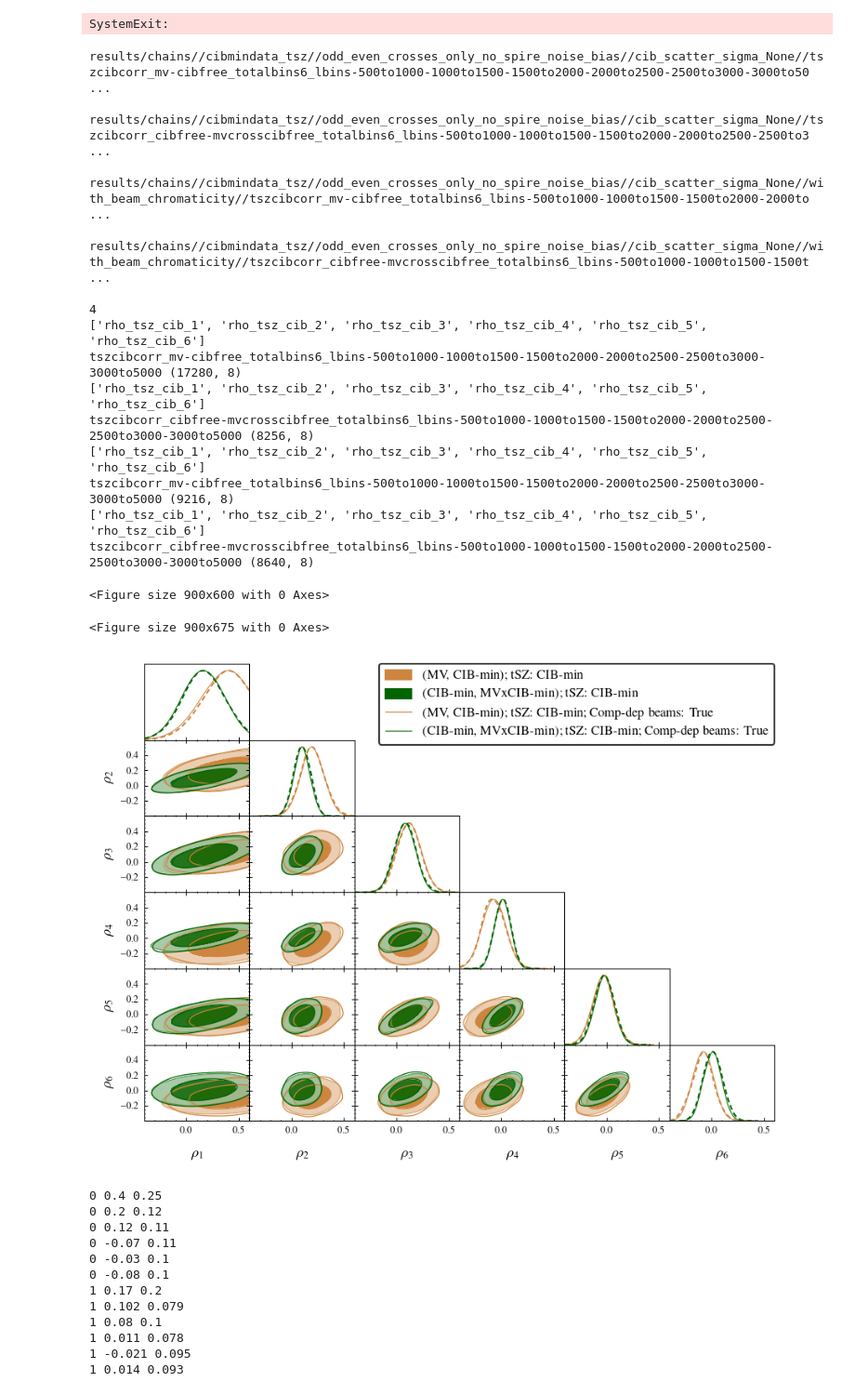
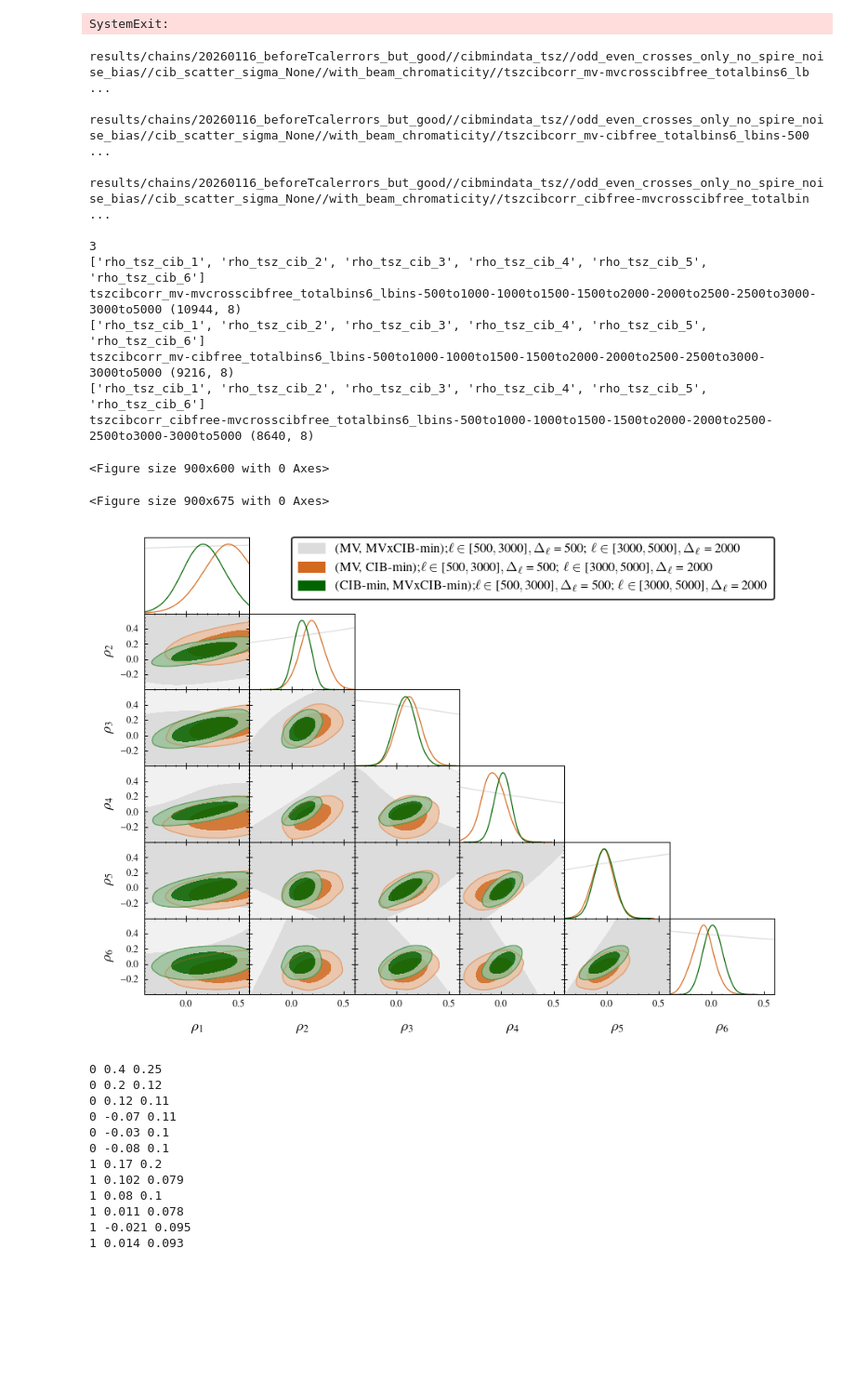
Before and after one commit to sriniraghunathan/tSZ_2pt_SPT_SPIRE, a Jupyter notebook: fit_for_tsz_cib.ipynb, the cells around one changed output. Shown at 93% size. Drawn from its saved outputs; the diff is of its cells as text; code cells hidden in the pictures; blank space fills up the shorter version.

Commit message:
many things related to tSZ x CIB; paper plots

```diff
--- a/fit_for_tsz_cib.ipynb
+++ b/fit_for_tsz_cib.ipynb
@@ -611,7 +611,7 @@ use_full = False #True
 
 for m1m2 in m1m2_arr:
     print(m1m2)
-    D = res_dic[m1m2]['data_final'][linds]
+    D = res_dic[m1m2]['data_final_odd_even_combs_only'][linds]
     if use_full:
         D = res_dic[m1m2]['for_consistency_tests']['data_full']
     C = res_dic[m1m2]['total_cov'][linds[None,:], linds[:,None]]
@@ -646,6 +646,7 @@ if use_full:
     #which_sim = 'cib_cmb_rad_tsz_ksz_noise_rc5.1_noslope_spt3gbeams_compdependent_full'
     #which_sim = 'cmb_tsz_ksz_noise_uncorrcib_uncorrrad_rc5.1_noslope_spt3gbeams_compdependent_full'
     pass
+
 
 clf()
 figure(figsize = (8., 6.5))
@@ -742,6 +743,8 @@ for tmpiter in range(3):
         reqd_tsz_cib_dic = {(500, 5000): 0.3,
                            }
         """
+        reqd_tsz_cib_dic = {(500, 5000): 0.,
+                           }
 
         """
         reqd_tsz_cib_dic = {(500, 1000): 0.17,
@@ -1129,7 +1090,7 @@ rcParams['text.usetex'] = True #False
 chain_name = 'tszcibcorr_cibfree-mvcrosscibfree_totalbins6_lbins-500to1000-1000to1500-1500to2000-2000to2500-2500to3000-3000to5000'
 
 chain_name_arr = [
-                  ###'tszcibcorr_mv-mvcrosscibfree_totalbins6_lbins-500to1000-1000to1500-1500to2000-2000to2500-2500to3000-3000to5000',
+                  'tszcibcorr_mv-mvcrosscibfree_totalbins6_lbins-500to1000-1000to1500-1500to2000-2000to2500-2500to3000-3000to5000',
                   'tszcibcorr_mv-cibfree_totalbins6_lbins-500to1000-1000to1500-1500to2000-2000to2500-2500to3000-3000to5000',
                   'tszcibcorr_cibfree-mvcrosscibfree_totalbins6_lbins-500to1000-1000to1500-1500to2000-2000to2500-2500to3000-3000to5000',
                  ]
@@ -1154,24 +1115,24 @@ label_arr = []
 #which tsz to use
 use_odd_even_combs_only = 1
 
-param_values_dict = {}
-
 #other variables
 tmpiter_key = 'cibmindata_tsz' #'sim_tsz'
 #tmpiter_key = 'sim_tsz'
 masked_cib_tsz_ps_estimates = 0 ##1
-include_beam_chromaticity = 0 ##1
 cib_scatter_sigma = None
 fit_for_uncorr_cib = 0
 fit_for_cib_cal = 0
 
+#
+include_beam_chromaticity_arr = [1]# [0, 1] ##1
+
 chain_fd_and_name_arr = []
 for tmpiter_key in ['cibmindata_tsz']:#, 'sim_tsz']:
-    for include_beam_chromaticity in [0, 1]:
+    for include_beam_chromaticity in include_beam_chromaticity_arr: ##[0, 1]:
         for chain_name in chain_name_arr:
             total_bins = int( chain_name.split('_')[2].replace('totalbins', '') )
             #chain_fd_and_name = 'results/chains/%s/%s' %(chain_name, chain_name)
-            fd_pref = 'results/chains/'
+            fd_pref = 'results/chains/20260116_beforeTcalerrors_but_good/'
             if masked_cib_tsz_ps_estimates:
                 fd_pref = '%s/masked_cib_tsz_ps_estimates/' %(fd_pref)
             fd_pref = '%s/%s/' %(fd_pref, tmpiter_key)
@@ -1193,6 +1154,7 @@ for tmpiter_key in ['cibmindata_tsz']:#, 'sim_tsz']:
 
 print( len(chain_fd_and_name_arr) ); ###sys.exit()
 
+param_values_dict = {}
 for chain_fd_and_name in chain_fd_and_name_arr:
 
     chain_name = chain_fd_and_name.split('/')[-1]
@@ -1288,43 +1250,39 @@ g.triangle_plot(samples_arr_to_plot, params=params_arr_to_plot,
                 param_limits = param_limits_dic,
                 legend_labels = label_arr,
                 legend_loc = 'upper right',
                 line_args = line_args,
                 fontsize = 16,
                 )
 g.settings.legend_fontsize = legfsval
 total_subplots = len( g.subplots )
 for r in range( total_subplots ):
     for c in range( total_subplots ):
         if c>r:continue
         ax = g.subplots[r,c]
         ax.tick_params('both', length=2, width=0.5, which='major', direction = 'in')
         ax.tick_params('both', length=0.5, width=0.5, which='minor', direction = 'in')
         if r == c: ax.yaxis.set_visible(False) #diagonal
 
 ##plname = 'rho_tsz_cib.png'
 ##savefig(plname, dpi = 200.)
 show()
 # %% [output]
-results/chains//cibmindata_tsz//odd_even_crosses_only_no_spire_noise_bias//cib_scatter_sigma_None//tszcibcorr_mv-cibfree_totalbins6_lbins-500to1000-1000to1500-1500to2000-2000to2500-2500to3000-3000to50 ...
+results/chains/20260116_beforeTcalerrors_but_good//cibmindata_tsz//odd_even_crosses_only_no_spire_noise_bias//cib_scatter_sigma_None//with_beam_chromaticity//tszcibcorr_mv-mvcrosscibfree_totalbins6_lb ...
 
-results/chains//cibmindata_tsz//odd_even_crosses_only_no_spire_noise_bias//cib_scatter_sigma_None//tszcibcorr_cibfree-mvcrosscibfree_totalbins6_lbins-500to1000-1000to1500-1500to2000-2000to2500-2500to3 ...
+results/chains/20260116_beforeTcalerrors_but_good//cibmindata_tsz//odd_even_crosses_only_no_spire_noise_bias//cib_scatter_sigma_None//with_beam_chromaticity//tszcibcorr_mv-cibfree_totalbins6_lbins-500 ...
 
-results/chains//cibmindata_tsz//odd_even_crosses_only_no_spire_noise_bias//cib_scatter_sigma_None//with_beam_chromaticity//tszcibcorr_mv-cibfree_totalbins6_lbins-500to1000-1000to1500-1500to2000-2000to ...
+results/chains/20260116_beforeTcalerrors_but_good//cibmindata_tsz//odd_even_crosses_only_no_spire_noise_bias//cib_scatter_sigma_None//with_beam_chromaticity//tszcibcorr_cibfree-mvcrosscibfree_totalbin ...
 
-results/chains//cibmindata_tsz//odd_even_crosses_only_no_spire_noise_bias//cib_scatter_sigma_None//with_beam_chromaticity//tszcibcorr_cibfree-mvcrosscibfree_totalbins6_lbins-500to1000-1000to1500-1500t ...
-
-4
+3
 ['rho_tsz_cib_1', 'rho_tsz_cib_2', 'rho_tsz_cib_3', 'rho_tsz_cib_4', 'rho_tsz_cib_5', 'rho_tsz_cib_6']
-tszcibcorr_mv-cibfree_totalbins6_lbins-500to1000-1000to1500-1500to2000-2000to2500-2500to3000-3000to5000 (17280, 8)
-['rho_tsz_cib_1', 'rho_tsz_cib_2', 'rho_tsz_cib_3', 'rho_tsz_cib_4', 'rho_tsz_cib_5', 'rho_tsz_cib_6']
-tszcibcorr_cibfree-mvcrosscibfree_totalbins6_lbins-500to1000-1000to1500-1500to2000-2000to2500-2500to3000-3000to5000 (8256, 8)
+tszcibcorr_mv-mvcrosscibfree_totalbins6_lbins-500to1000-1000to1500-1500to2000-2000to2500-2500to3000-3000to5000 (10944, 8)
 ['rho_tsz_cib_1', 'rho_tsz_cib_2', 'rho_tsz_cib_3', 'rho_tsz_cib_4', 'rho_tsz_cib_5', 'rho_tsz_cib_6']
 tszcibcorr_mv-cibfree_totalbins6_lbins-500to1000-1000to1500-1500to2000-2000to2500-2500to3000-3000to5000 (9216, 8)
 ['rho_tsz_cib_1', 'rho_tsz_cib_2', 'rho_tsz_cib_3', 'rho_tsz_cib_4', 'rho_tsz_cib_5', 'rho_tsz_cib_6']
 tszcibcorr_cibfree-mvcrosscibfree_totalbins6_lbins-500to1000-1000to1500-1500to2000-2000to2500-2500to3000-3000to5000 (8640, 8)
 <Figure size 900x600 with 0 Axes>
 <Figure size 900x675 with 0 Axes>
-[figure, old version]
+[figure, new version]
 # %%
 def get_agora_rho_tsz_cib(band1 = 150, band2 = 150, total_sims = 50):
     agora_rho_tsz_cib_arr = []
```
Also changed, not shown: parts of 18 cells of this notebook, 5 other files.
